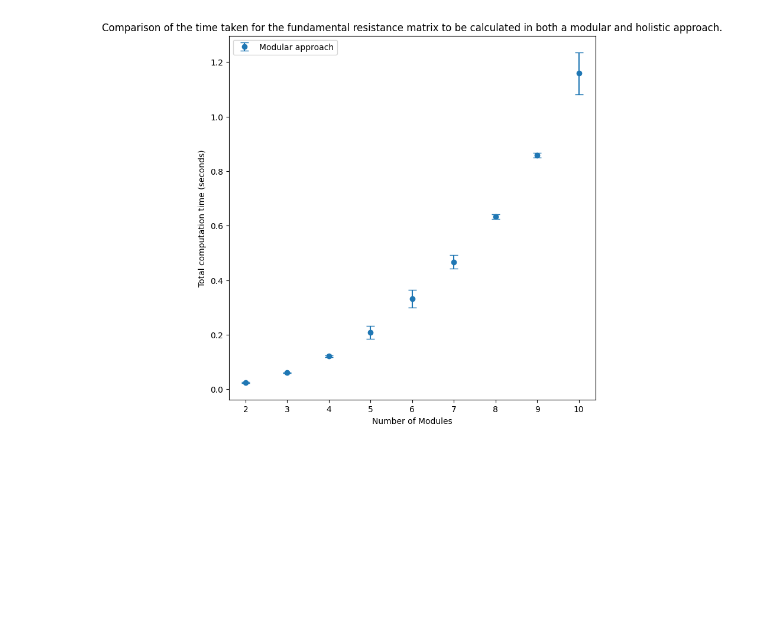
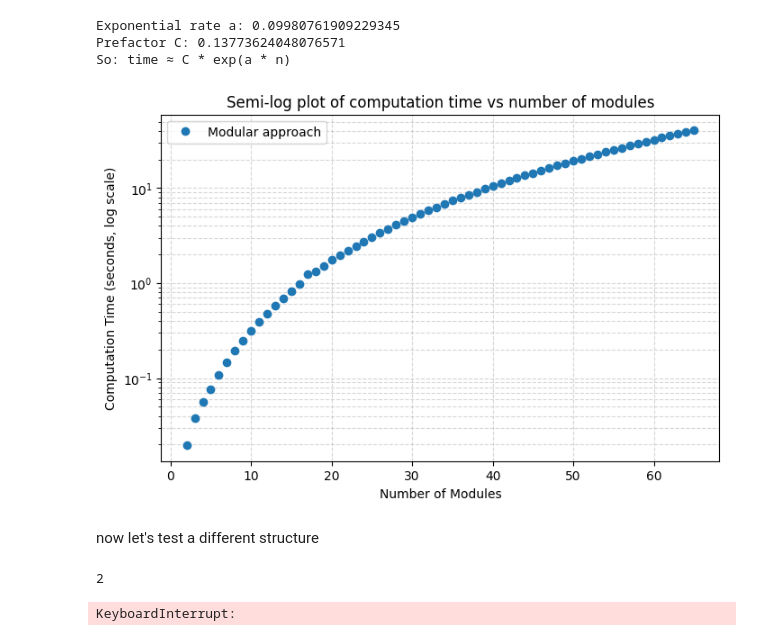
Before and after one commit to FTurci/conductance-chem-net, a Jupyter notebook: students/Jed/looping_example.ipynb, the cells around one changed output. Cells and saved outputs as stored; diff of their text form; code cells hidden in the pictures; blank space fills up the shorter version.

```diff
--- a/students/Jed/looping_example.ipynb
+++ b/students/Jed/looping_example.ipynb
@@ -242,18 +284,80 @@ Modular combining: 1.158462 seconds (std: 0.077431)
+# %%
+x = np.array(list_of_i)
+y = np.array(modular_mean_times[:len(x)])
+
+logy = np.log(y)
+
+# Fit log(y) = a*x + b
+a, b = np.polyfit(x, logy, 1)
+
+print("Exponential rate a:", a)
+print("Prefactor C:", np.exp(b))
+print("So: time ≈ C * exp(a * n)")
+# %% [output]
+Exponential rate a: 0.09980761909229345
+Prefactor C: 0.13773624048076571
+So: time ≈ C * exp(a * n)
+# %%
+import matplotlib.pyplot as plt
+
+plt.figure(figsize=(8,5))
+plt.semilogy(x, y, 'o', label="Modular approach")
+
+plt.xlabel("Number of Modules")
+plt.ylabel("Computation Time (seconds, log scale)")
+plt.title("Semi-log plot of computation time vs number of modules")
+plt.grid(True, which="both", ls="--", alpha=0.5)
+plt.legend()
+plt.show()
+# %% [output]
+[figure, added]
+# %% [markdown]
+now let's test a different structure
+# %%
+stoich_matrix = Matrix( [[-1,0,0,1,0,-1,-1,0,0],
+                         [1,-1,0,0,-1,0,0,0,0],
+                        [0,1,-1,0,0,0,0,-1,-1],
+                        [0,0,1,-1,1,0,0,0,0],
+                        [0,0,0,0,0,1,0,0,0],
+                        [0,0,0,0,0,0,1,0,0],
+                        [0,0,0,0,0,0,0,1,0],
+                        [0,0,0,0,0,0,0,0,1]] )
+num_internal_species = 4
+num_pins = 2
+modular_mean_times2 = []
+unmodular_mean_times2 = []
+modular_std_times2 = []
+unmodular_std_times2 = []
+max_num_modules = 50
+list_of_i = []
+
+for i in range(max_num_modules):
+    if i<1:
+        continue
+    print(i+1)
+    list_of_i.append(i+1)
+    modular_mean_time = LoopingModuleRunner(i+1, num_internal_species, num_pins, stoich_matrix).modular_times()
+    print(modular_mean_time, modular_std_time)
+    #unmodular_mean_time, unmodular_std_time = LoopingModuleRunner(i+1, num_internal_species, num_pins, stoich_matrix).unmodular_times()
+    modular_mean_times2.append(modular_mean_time)
+    modular_std_times2.append(modular_std_time)
+    #unmodular_mean_times2.append(unmodular_mean_time)
+    #unmodular_std_times2.append(unmodular_std_time)
+# %% [output]
+2
+KeyboardInterrupt:
 # %%
-
-import matplotlib.pyplot as plt
-plt.errorbar(list_of_i, modular_mean_times, yerr=modular_std_times, fmt='o', capsize=5, label="Modular approach")
+list_of_i = []
+plt.errorbar(list_of_i, modular_mean_times[:64], yerr=modular_std_times[:64], fmt='o', capsize=5, label="Modular approach")
 #plt.errorbar(list_of_i, unmodular_mean_times, yerr=unmodular_std_times, fmt='o', capsize=5, label = "Fundamental approach")
-plt.xticks(list_of_i)
+plt.xticks(range(0,50,10))
 
 plt.xlabel("Number of Modules")
 plt.ylabel("Total computation time (seconds)")
-plt.title("Comparison of the time taken for the fundamental resistance matrix to be calculated in both a modular and holistic approach.")
+plt.title("Total time taken for the fundamental resistance matrix to be calculated in a modular approach as the number of modules increases.")
 
 
 
 
 plt.legend()
 plt.show()
-# %% [output]
-[figure, removed]
```
Also changed, not shown: parts of 13 cells of this notebook, 3 other files.
